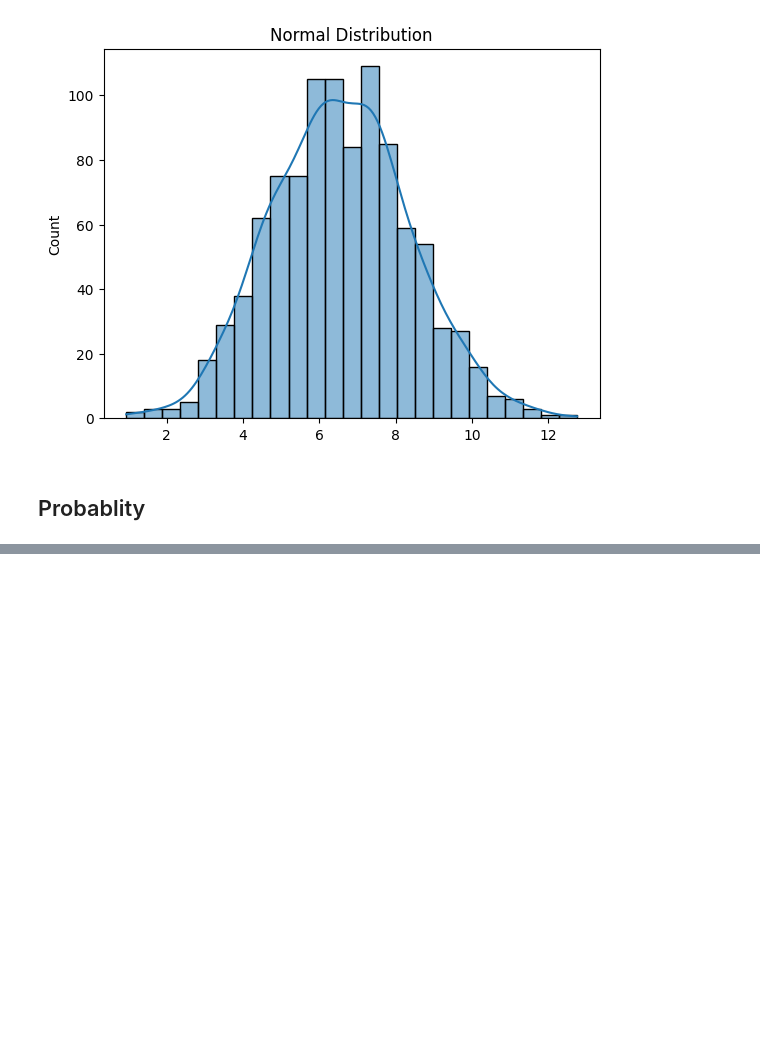
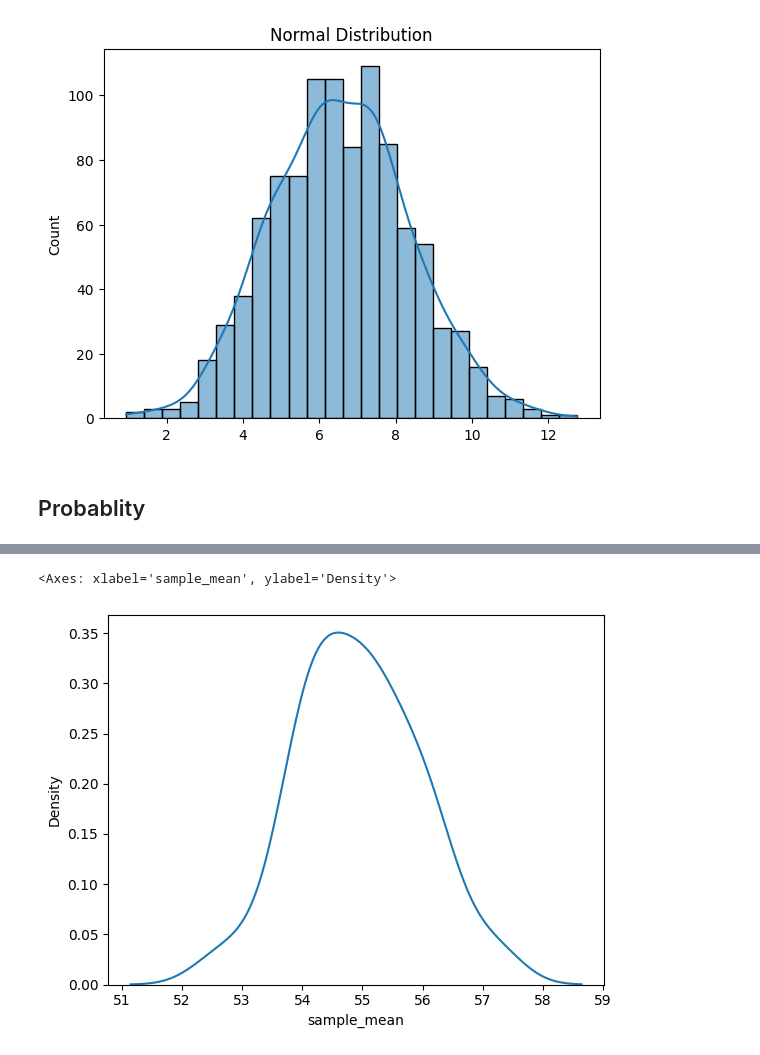
Before and after one commit to sukhadak11/Machine_Learing, a Jupyter notebook: Statistics.ipynb, the cells around one changed output, grey strips where cells are left out. Saved outputs shown, nothing was run; the diff lists cells and outputs as text; code cells hidden in the pictures; blank space fills up the shorter version.

```diff
--- a/Statistics.ipynb
+++ b/Statistics.ipynb
@@ -148,0 +158,14 @@ Skewness of normal data: 0.09119766775964078
+# %%
+sample_mean = []
+for no_sample in range(50):
+  sample_data = []
+  for data in range(500):
+    sample_data.append(np.random.choice(pop_data))
+  sample_mean.append(np.mean(sample_data))
+# %%
+sample_M = pd.DataFrame({'sample_mean':sample_mean})
+# %%
+sns.kdeplot(x=sample_M["sample_mean"],data=sample_M)
+# %% [output]
+<Axes: xlabel='sample_mean', ylabel='Density'>
+[figure, added]
```
Also changed, not shown: parts of 2 cells of this notebook.
